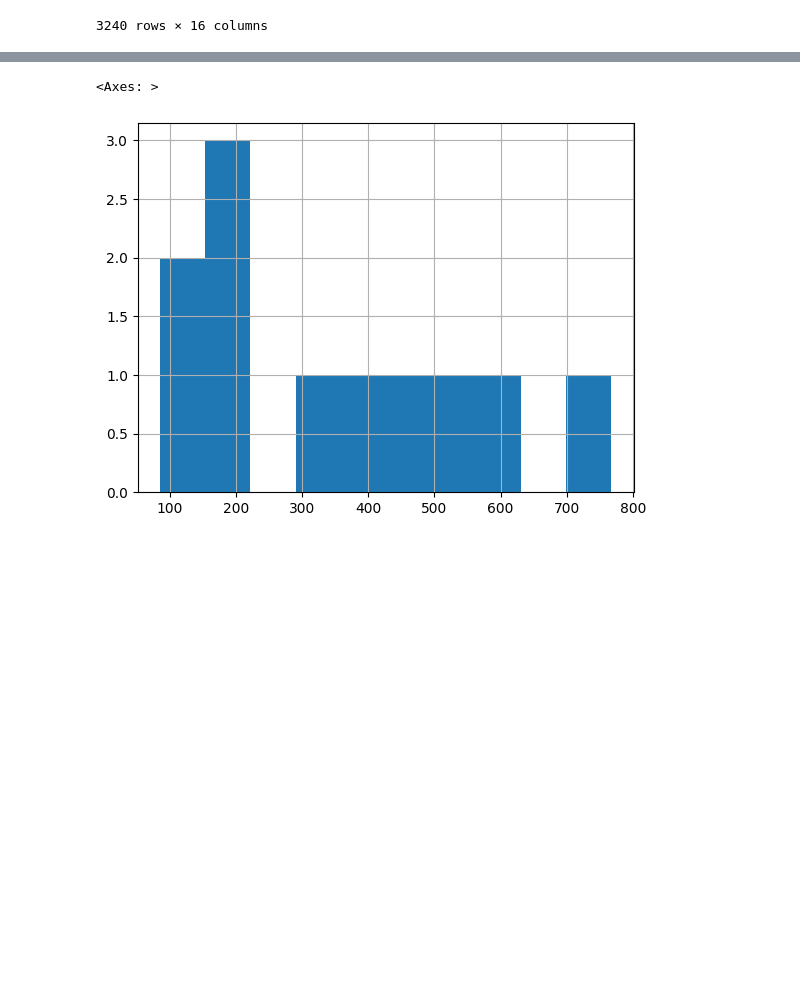
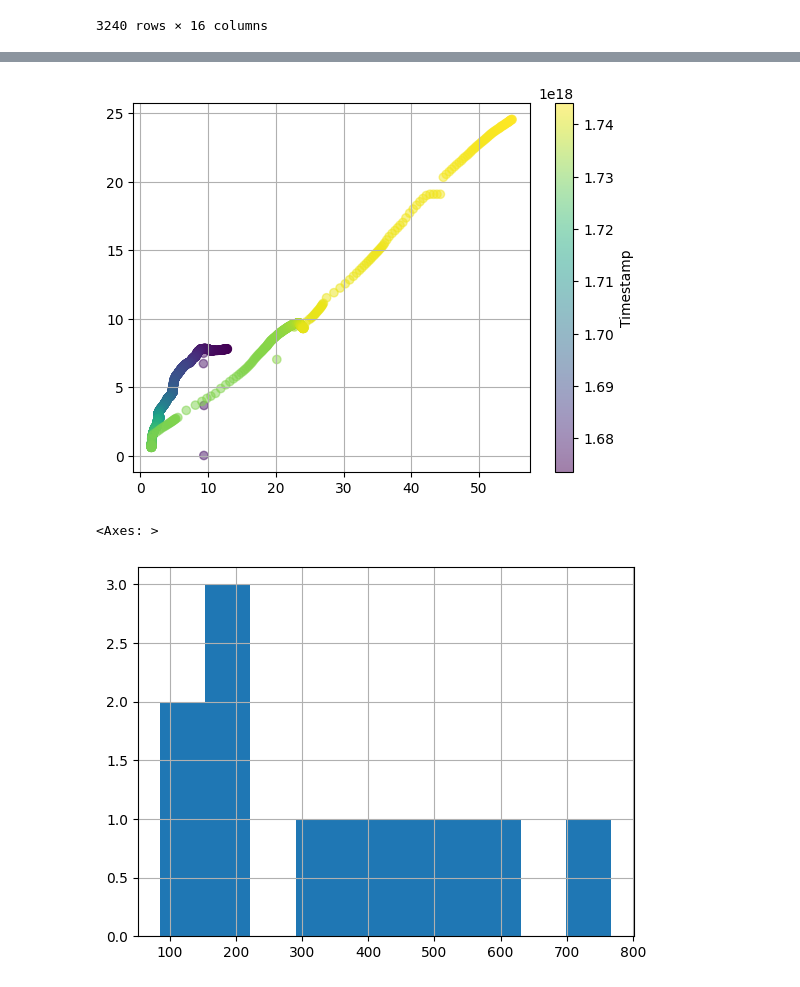
Before and after one commit to jordijumilla/catalonia-water-resource-daily-monitoring, a Jupyter notebook: investigate.ipynb, the cells around one changed output, grey strips where cells are left out. Saved outputs shown, nothing was run; the diff lists cells and outputs as text; code cells hidden in the pictures; blank space fills up the shorter version.

```diff
--- a/investigate.ipynb
+++ b/investigate.ipynb
@@ -288,3 +309,11 @@ df_reservoirs
+# %%
+# Pantà de Riudecanyes v.s. pantà de Siurana
+plt.scatter(df_reservoirs["CALC000120"], df_reservoirs["CALC000125"], alpha=0.5, c=df_reservoirs["timestamp"])
+plt.grid()
+plt.colorbar(label="Timestamp")
+plt.show()
+# %% [output]
+[figure, added]
 # %%
 # Save the dataframe
 df_reservoirs_metadata.to_csv("data/enriched/metadata/reservoir_sensors_metadata.csv", index=False)
```
Also changed, not shown: parts of 2 cells of this notebook.
